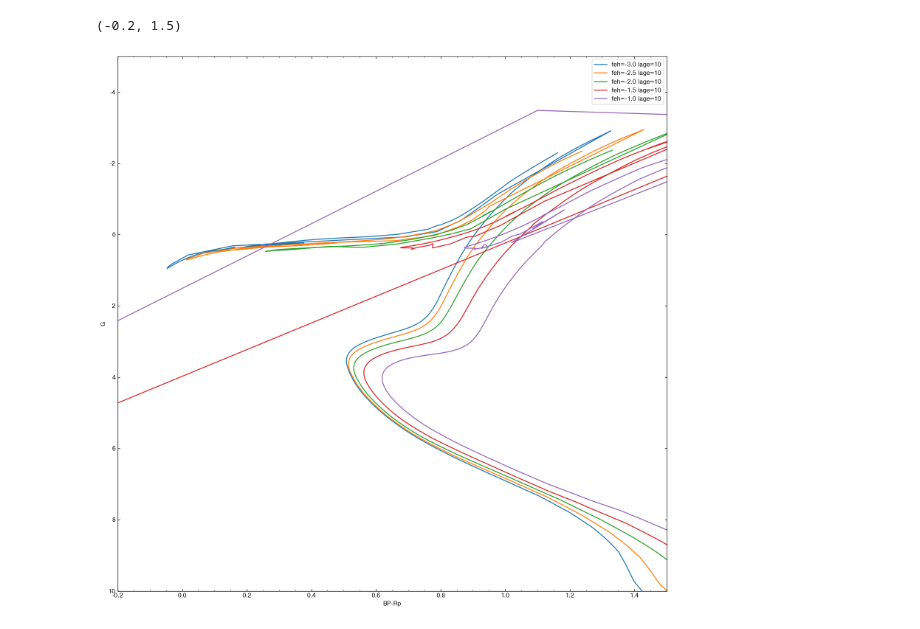
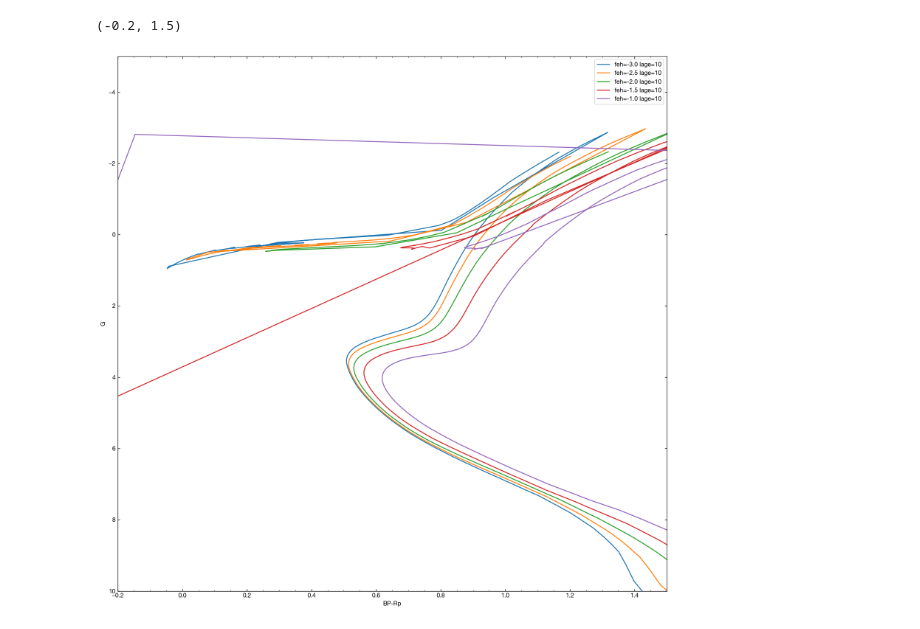
Before and after one commit to segasai/minimint, a Jupyter notebook: examples/Example.ipynb, the cells around one changed output. Drawn from its saved outputs; the diff is of its cells as text; code cells hidden in the pictures.

```diff
--- a/examples/Example.ipynb
+++ b/examples/Example.ipynb
@@ -35,20 +35,20 @@ plt.ylim(20, -5)
 # %%
-massgrid = .85-0.75*10**np.linspace(-4,0, 200000)
+massgrid = np.linspace(0.1,0.9, 100000)
 
 fig = plt.figure(figsize=(16, 16), dpi=120)
 for feh in [-3,-2.5,-2,-1.5,-1]:
     for lage in [10.1]:
         iso = ii(massgrid, lage, feh)
         plt.plot(iso['Gaia_BP_EDR3']-iso['Gaia_RP_EDR3'], iso['Gaia_G_EDR3'],
                  label='feh=%.1f lage=%d' % (feh, lage))
 plt.legend()
 plt.xlabel('BP-Rp')
 plt.ylabel('G')
 plt.ylim(10, -5)
 plt.xlim(-.2,1.5)
 # %% [output]
 (-0.2, 1.5)
-[figure, old version]
+[figure, new version]
 # %%
 # Compute the evolutionary track
 
```
Also changed, not shown: parts of 5 cells of this notebook, 1 other file.
